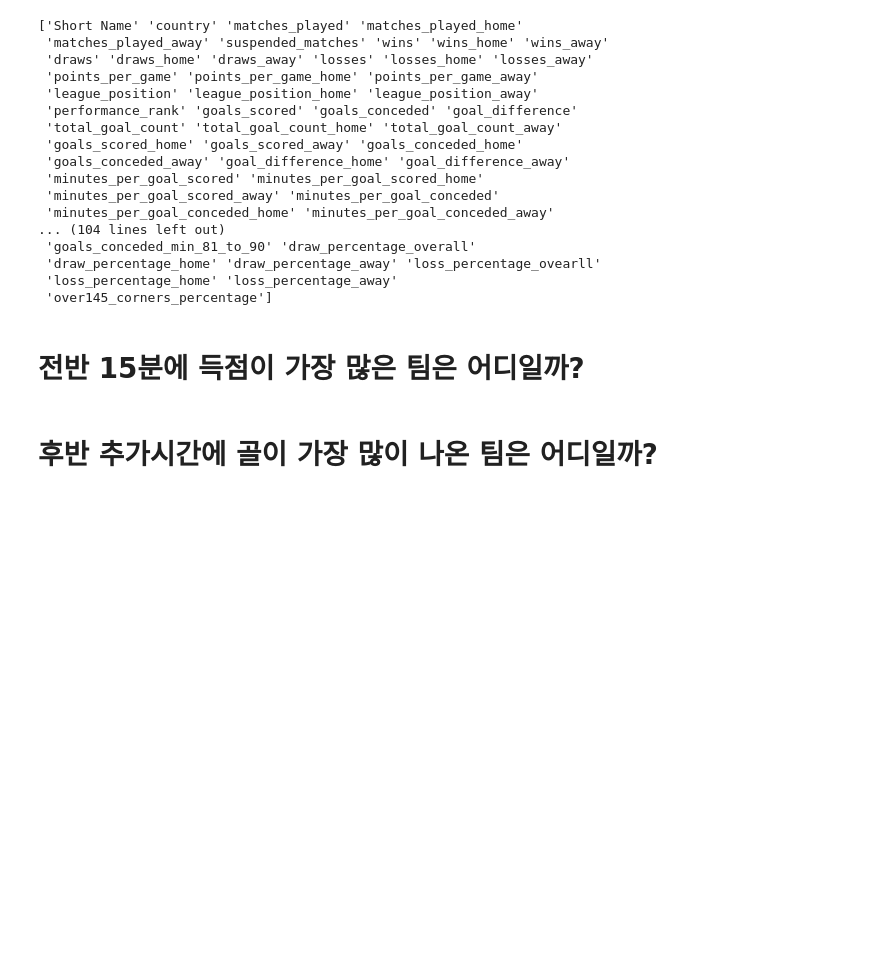
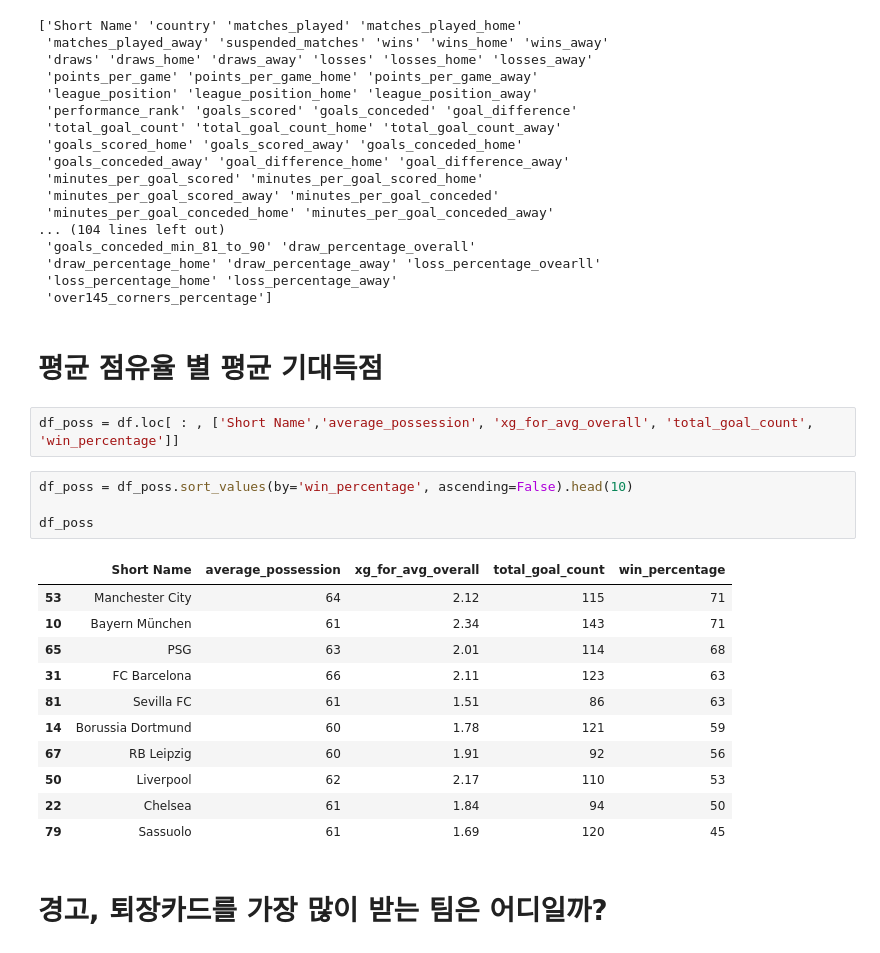
Before and after one commit to Gray116/BigData_Academy_1, a Jupyter notebook: 00_Projects/03_1_데이터 살펴보기(팀).ipynb, the cells around one changed output. Cells and saved outputs as stored; diff of their text form; blank space fills up the shorter version.

```diff
--- a/00_Projects/03_1_데이터 살펴보기(팀).ipynb
+++ b/00_Projects/03_1_데이터 살펴보기(팀).ipynb
@@ -92,6 +92,24 @@ print(df.columns.values)
  'loss_percentage_home' 'loss_percentage_away'
  'over145_corners_percentage']
 # %% [markdown]
-# 전반 15분에 득점이 가장 많은 팀은 어디일까?
+# 평균 점유율 별 평균 기대득점
+# %%
+df_poss = df.loc[ : , ['Short Name','average_possession', 'xg_for_avg_overall', 'total_goal_count', 'win_percentage']]
+# %%
+df_poss = df_poss.sort_values(by='win_percentage', ascending=False).head(10)
+
+df_poss
+# %% [output]
+|  | Short Name | average_possession | xg_for_avg_overall | total_goal_count | win_percentage |
+| 53 | Manchester City | 64 | 2.12 | 115 | 71 |
+| 10 | Bayern München | 61 | 2.34 | 143 | 71 |
+| 65 | PSG | 63 | 2.01 | 114 | 68 |
+| 31 | FC Barcelona | 66 | 2.11 | 123 | 63 |
+| 81 | Sevilla FC | 61 | 1.51 | 86 | 63 |
+| 14 | Borussia Dortmund | 60 | 1.78 | 121 | 59 |
+| 67 | RB Leipzig | 60 | 1.91 | 92 | 56 |
+| 50 | Liverpool | 62 | 2.17 | 110 | 53 |
+| 22 | Chelsea | 61 | 1.84 | 94 | 50 |
+| 79 | Sassuolo | 61 | 1.69 | 120 | 45 |
 # %% [markdown]
-# 후반 추가시간에 골이 가장 많이 나온 팀은 어디일까?
+# 경고, 퇴장카드를 가장 많이 받는 팀은 어디일까?
```
Also changed, not shown: 16 other files.
